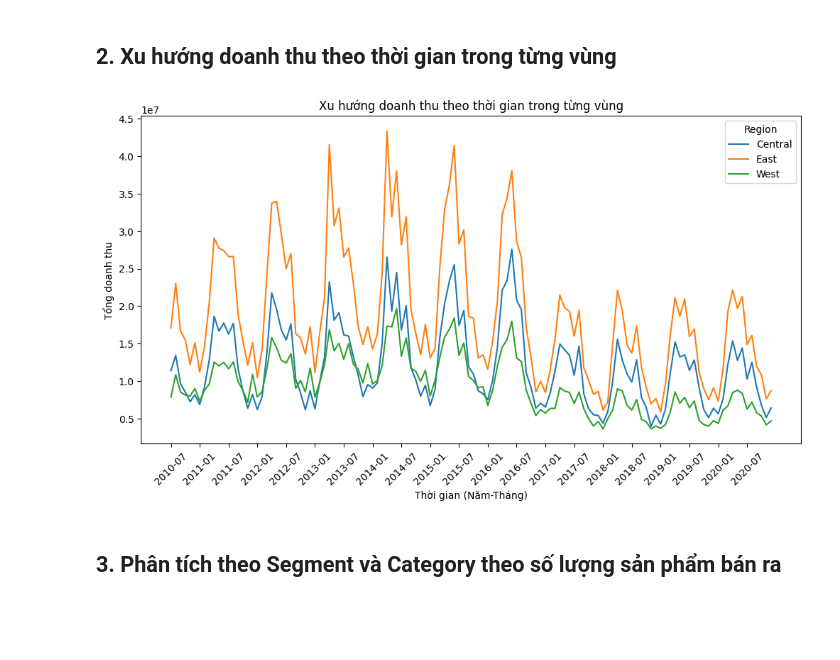
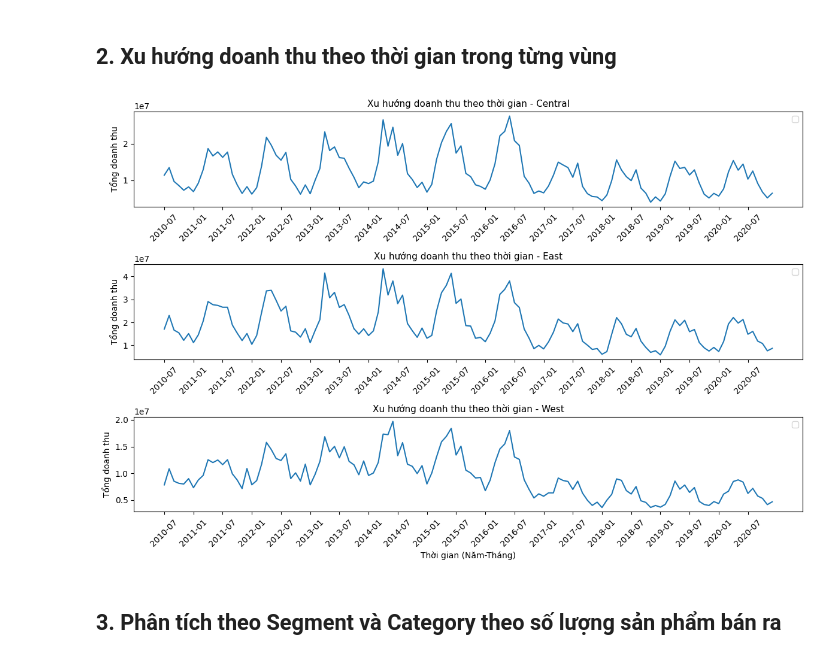
Before and after one commit to HaiAu2501/Try-Some-Models, a Jupyter notebook: tasks/1.ipynb, the cells around one changed output. Saved outputs shown, nothing was run; the diff lists cells and outputs as text; code cells hidden in the pictures; blank space fills up the shorter version.

```diff
--- a/tasks/1.ipynb
+++ b/tasks/1.ipynb
@@ -126,31 +128,43 @@ plt.show()
 # %%
 import matplotlib.pyplot as plt
 
 # Tổng hợp doanh thu theo tháng và vùng
 df["YearMonth"] = df["Date"].dt.to_period("M")
 region_monthly_revenue = df.groupby(["YearMonth", "Region"])["Revenue"].sum().unstack()
 
 # Chuyển Period thành string để vẽ biểu đồ đúng
 region_monthly_revenue.index = region_monthly_revenue.index.astype(str)
 
-# Vẽ biểu đồ
-plt.figure(figsize=(12, 6))
-for region in region_monthly_revenue.columns:
-    plt.plot(region_monthly_revenue.index, region_monthly_revenue[region], label=region)
+# Lấy danh sách các vùng (giả sử có 3 vùng)
+regions = region_monthly_revenue.columns
 
-plt.xlabel("Thời gian (Năm-Tháng)")
-plt.ylabel("Tổng doanh thu")
-plt.title("Xu hướng doanh thu theo thời gian trong từng vùng")
-plt.xticks(rotation=45)
+# Tạo 3 subplot (3 hàng, 1 cột), không share x để có thể tùy chỉnh ticks riêng
+fig, axes = plt.subplots(nrows=3, ncols=1, figsize=(12, 8))
 
-# Hiển thị mỗi 6 tháng để tránh quá tải nhãn trên trục x
-plt.xticks(ticks=range(0, len(region_monthly_revenue.index), 6),
-           labels=region_monthly_revenue.index[::6])
+for i, region in enumerate(regions):
+    # Vẽ đường cho vùng region
+    axes[i].plot(region_monthly_revenue.index,
+                 region_monthly_revenue[region],
+                 )
 
-plt.legend(title="Region")
+    # Đặt tiêu đề và nhãn
+    axes[i].set_title(f"Xu hướng doanh thu theo thời gian - {region}", fontsize=11)
+    axes[i].set_ylabel("Tổng doanh thu", fontsize=10)
+
+    # Căn chỉnh nhãn trục x (tùy chọn hiển thị mỗi 6 tháng)
+    axes[i].set_xticks(range(0, len(region_monthly_revenue.index), 6))
+    axes[i].set_xticklabels(region_monthly_revenue.index[::6], rotation=45)
+
+    # Thêm legend cho mỗi subplot
+    axes[i].legend()
+
+# Chỉ đặt nhãn trục x cho subplot cuối cùng (hoặc bạn có thể đặt cho từng subplot)
+axes[-1].set_xlabel("Thời gian (Năm-Tháng)", fontsize=10)
+
+plt.tight_layout()
 plt.show()
 # %% [output]
-[figure, old version]
+[figure, new version]
 # %% [markdown]
 ## 3. Phân tích theo Segment và Category theo số lượng sản phẩm bán ra
 # %% [markdown]
```
Also changed, not shown: parts of 32 cells of this notebook.
